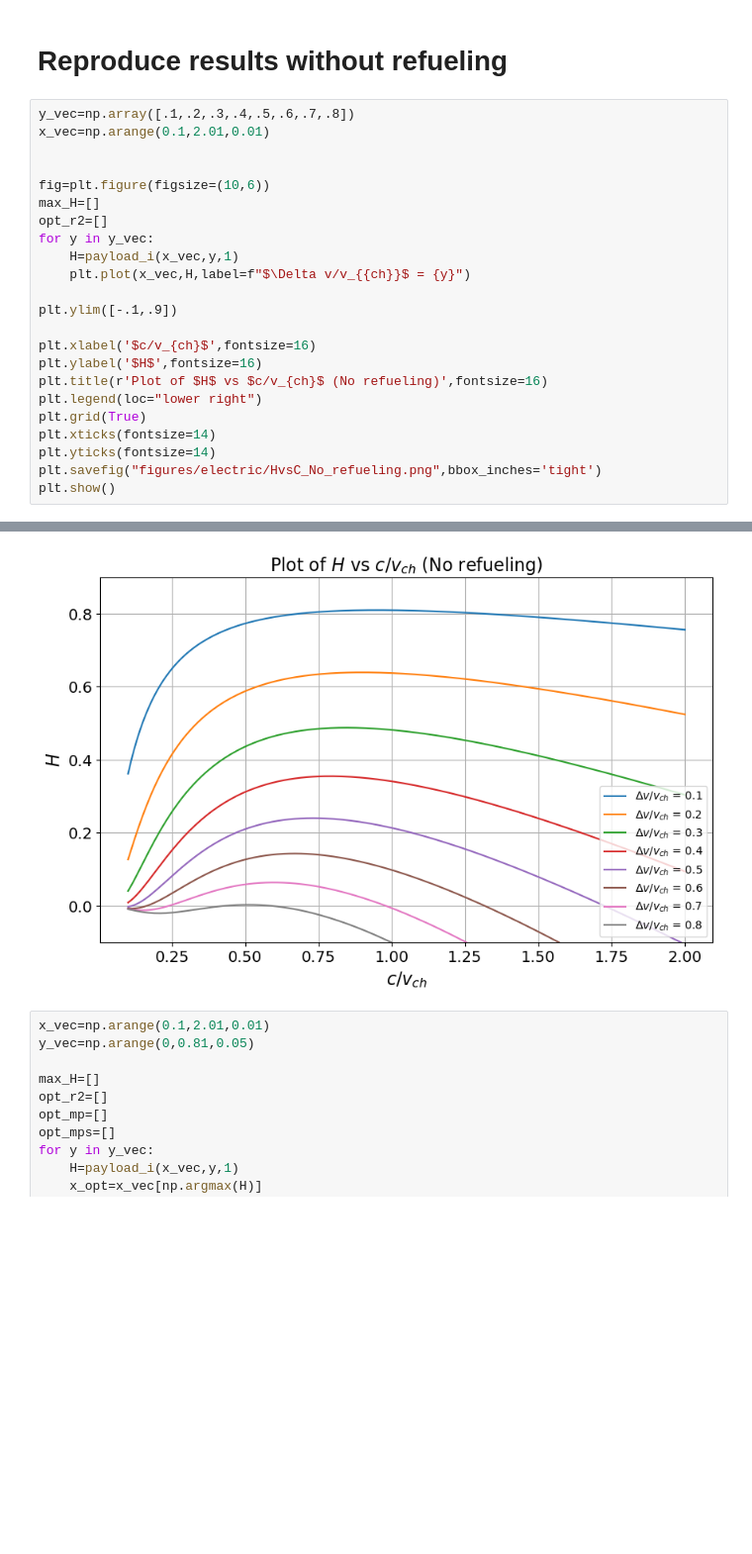
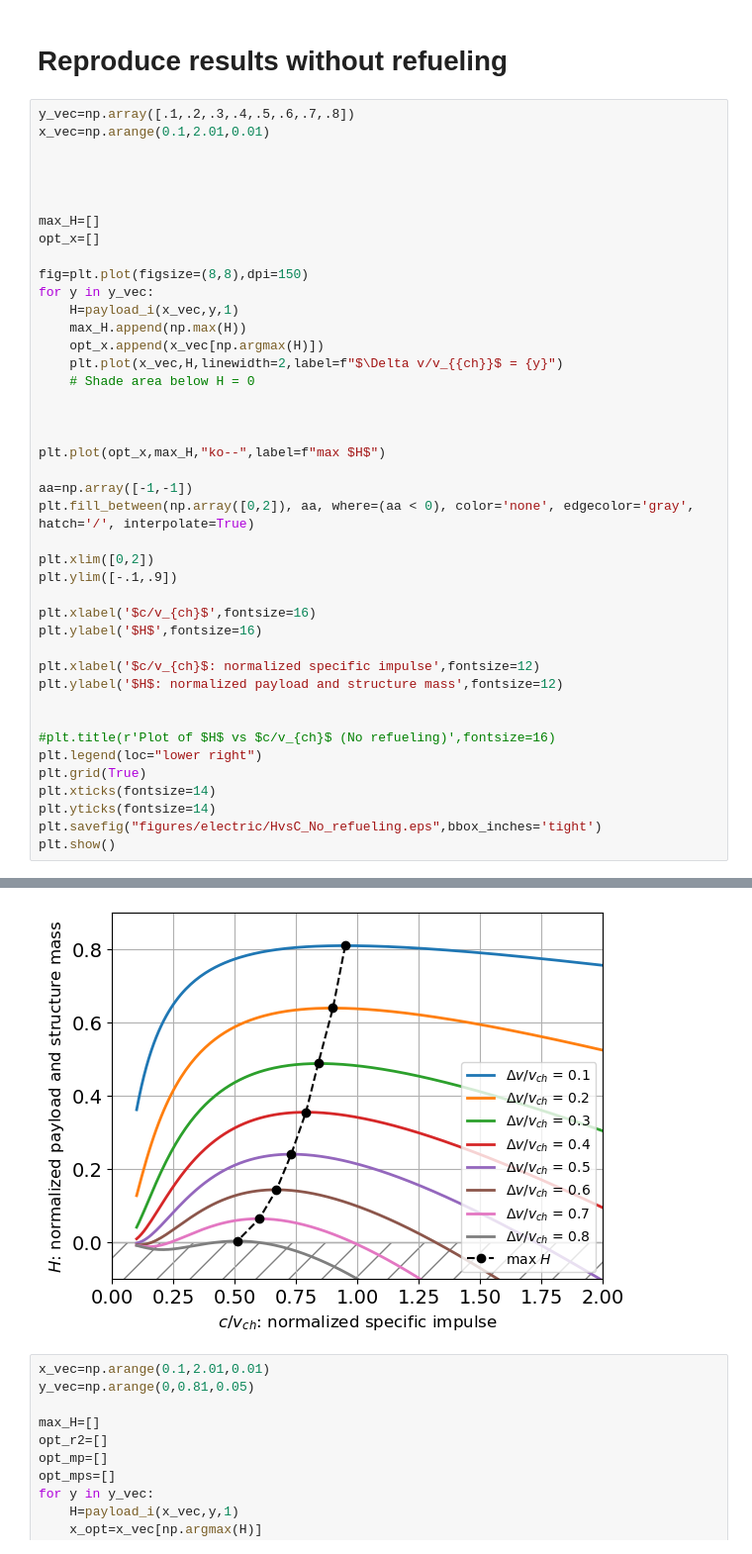
Before and after one commit to Rafid-Ben/Propulsion_optimization, a Jupyter notebook: refueling_electric.ipynb, the cells around one changed output, grey strips where cells are left out. Shown: that part at 99% size. Saved outputs shown, nothing was run; the diff lists cells and outputs as text; blank space fills up the shorter version.

```diff
--- a/refueling_electric.ipynb
+++ b/refueling_electric.ipynb
@@ -77,22 +79,41 @@ y_vec=np.array([.1,.2,.3,.4,.5,.6,.7,.8])
 x_vec=np.arange(0.1,2.01,0.01)
 
 
-fig=plt.figure(figsize=(10,6))
+
+
 max_H=[]
-opt_r2=[]
+opt_x=[]
+
+fig=plt.plot(figsize=(8,8),dpi=150)
 for y in y_vec:
     H=payload_i(x_vec,y,1)
-    plt.plot(x_vec,H,label=f"$\Delta v/v_{{ch}}$ = {y}")
+    max_H.append(np.max(H))
+    opt_x.append(x_vec[np.argmax(H)])
+    plt.plot(x_vec,H,linewidth=2,label=f"$\Delta v/v_{{ch}}$ = {y}")
+    # Shade area below H = 0
 
+
+
+plt.plot(opt_x,max_H,"ko--",label=f"max $H$")
+
+aa=np.array([-1,-1])
+plt.fill_between(np.array([0,2]), aa, where=(aa < 0), color='none', edgecolor='gray', hatch='/', interpolate=True)
+
+plt.xlim([0,2])
 plt.ylim([-.1,.9])
 
 plt.xlabel('$c/v_{ch}$',fontsize=16)
 plt.ylabel('$H$',fontsize=16)
-plt.title(r'Plot of $H$ vs $c/v_{ch}$ (No refueling)',fontsize=16)
+
+plt.xlabel('$c/v_{ch}$: normalized specific impulse',fontsize=12)
+plt.ylabel('$H$: normalized payload and structure mass',fontsize=12)
+
+
+#plt.title(r'Plot of $H$ vs $c/v_{ch}$ (No refueling)',fontsize=16)
 plt.legend(loc="lower right")
 plt.grid(True)
 plt.xticks(fontsize=14)
 plt.yticks(fontsize=14)
-plt.savefig("figures/electric/HvsC_No_refueling.png",bbox_inches='tight')
+plt.savefig("figures/electric/HvsC_No_refueling.eps",bbox_inches='tight')
 plt.show()
 # %% [output]
@@ -99,4 +121,4 @@ plt.show()
-[figure, old version]
+[figure, new version]
 # %%
 x_vec=np.arange(0.1,2.01,0.01)
 y_vec=np.arange(0,0.81,0.05)
```
Also changed, not shown: parts of 4 cells of this notebook, 5 other files.
